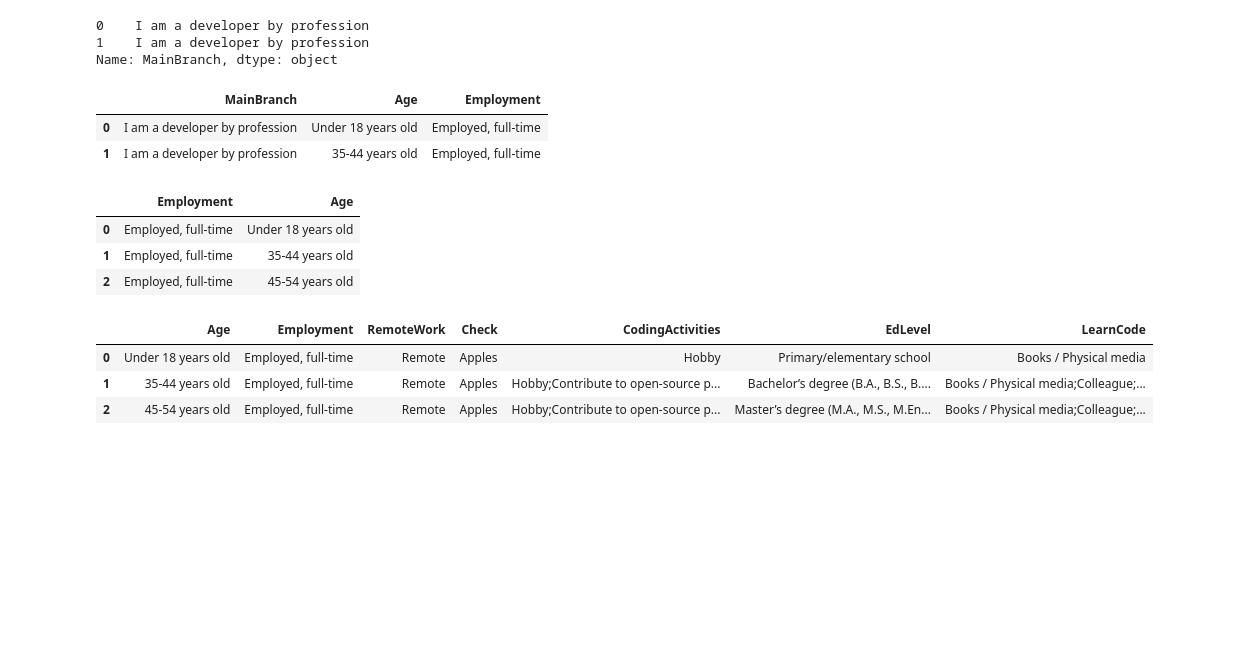
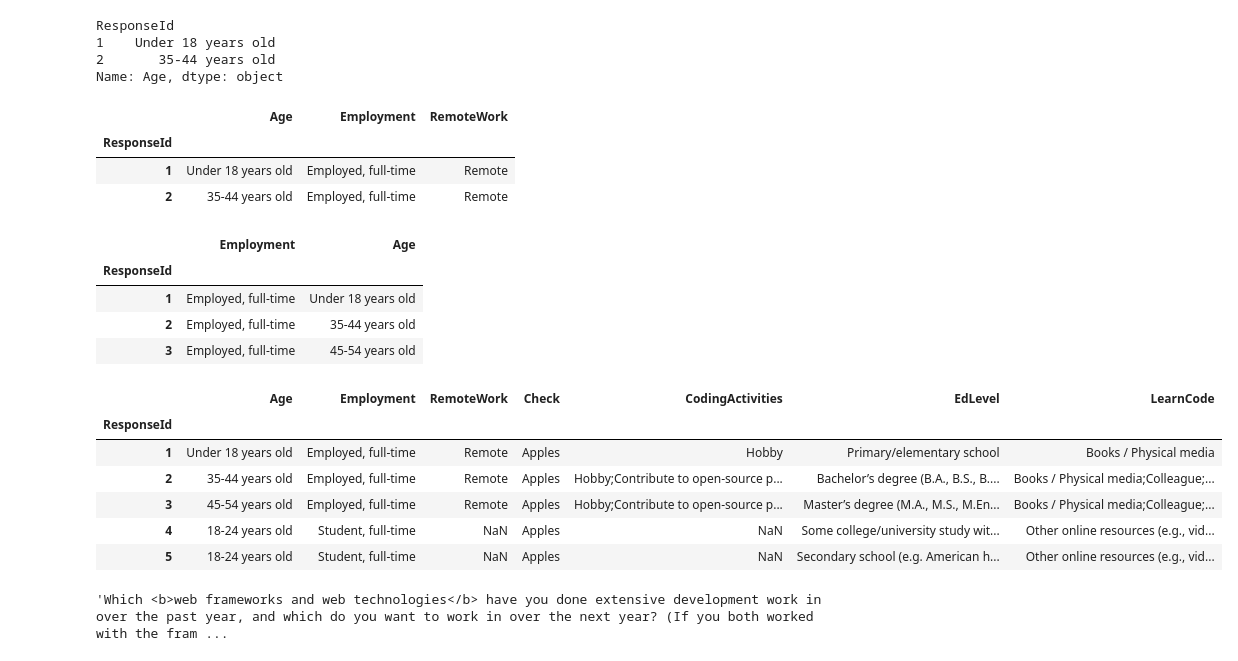
Before and after one commit to jcbcouch/pandas_stackoverflowsurvey, a Jupyter notebook: stackoverflow.ipynb, the cells around one changed output. Saved outputs shown, nothing was run; the diff lists cells and outputs as text; code cells hidden in the pictures; blank space fills up the shorter version.

Commit message:
indexes

```diff
--- a/stackoverflow.ipynb
+++ b/stackoverflow.ipynb
@@ -1,7 +1,7 @@
 # %%
 import pandas as pd
 # %%
-df = pd.read_csv('data/survey_results_public.csv')
+df = pd.read_csv('data/survey_results_public.csv', index_col='ResponseId')
 # %%
 df.shape
 # %% [output]
@@ -132,26 +124,36 @@ df.iloc[[0,1]]
 # %%
 df.iloc[[0,1], 1]
 # %% [output]
-0    I am a developer by profession
-1    I am a developer by profession
-Name: MainBranch, dtype: object
+ResponseId
+1    Under 18 years old
+2       35-44 years old
+Name: Age, dtype: object
 # %%
 df.iloc[[0,1], [1,2,3]]
 # %% [output]
-|  | MainBranch | Age | Employment |
-| 0 | I am a developer by profession | Under 18 years old | Employed, full-time |
-| 1 | I am a developer by profession | 35-44 years old | Employed, full-time |
+|  | Age | Employment | RemoteWork |
+| ResponseId |  |  |  |
+| 1 | Under 18 years old | Employed, full-time | Remote |
+| 2 | 35-44 years old | Employed, full-time | Remote |
 # %%
-df.loc[[0,1,2], ['Employment', 'Age']]
+df.loc[[1,2,3], ['Employment', 'Age']]
 # %% [output]
 |  | Employment | Age |
-| 0 | Employed, full-time | Under 18 years old |
-| 1 | Employed, full-time | 35-44 years old |
-| 2 | Employed, full-time | 45-54 years old |
+| ResponseId |  |  |
+| 1 | Employed, full-time | Under 18 years old |
+| 2 | Employed, full-time | 35-44 years old |
+| 3 | Employed, full-time | 45-54 years old |
 # %%
-df.loc[0:2, 'Age':'LearnCode']
+df.loc[1:5, 'Age':'LearnCode']
 # %% [output]
 |  | Age | Employment | RemoteWork | Check | CodingActivities | EdLevel | LearnCode |
-| 0 | Under 18 years old | Employed, full-time | Remote | Apples | Hobby | Primary/elementary school | Books / Physical media |
-| 1 | 35-44 years old | Employed, full-time | Remote | Apples | Hobby;Contribute to open-source p... | Bachelor’s degree (B.A., B.S., B.... | Books / Physical media;Colleague;... |
-| 2 | 45-54 years old | Employed, full-time | Remote | Apples | Hobby;Contribute to open-source p... | Master’s degree (M.A., M.S., M.En... | Books / Physical media;Colleague;... |
+| ResponseId |  |  |  |  |  |  |  |
+| 1 | Under 18 years old | Employed, full-time | Remote | Apples | Hobby | Primary/elementary school | Books / Physical media |
+| 2 | 35-44 years old | Employed, full-time | Remote | Apples | Hobby;Contribute to open-source p... | Bachelor’s degree (B.A., B.S., B.... | Books / Physical media;Colleague;... |
+| 3 | 45-54 years old | Employed, full-time | Remote | Apples | Hobby;Contribute to open-source p... | Master’s degree (M.A., M.S., M.En... | Books / Physical media;Colleague;... |
+| 4 | 18-24 years old | Student, full-time | NaN | Apples | NaN | Some college/university study wit... | Other online resources (e.g., vid... |
+| 5 | 18-24 years old | Student, full-time | NaN | Apples | NaN | Secondary school (e.g. American h... | Other online resources (e.g., vid... |
+# %%
+schema_df.loc['Webframe', 'question']
+# %% [output]
+'Which <b>web frameworks and web technologies</b> have you done extensive development work in over the past year, and which do you want to work in over the next year? (If you both worked with the fram ...
```
Also changed, not shown: parts of 13 cells of this notebook.
